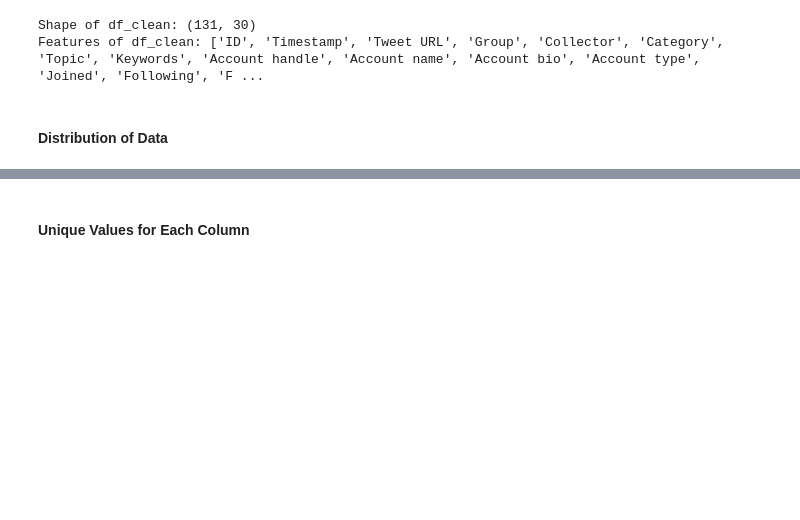
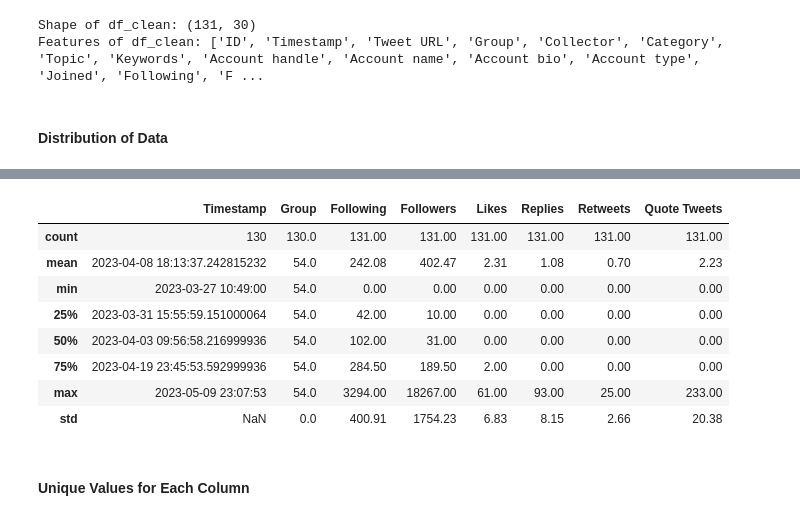
Before and after one commit to JulianFrancisDy/g54-same-sex-marriage, a Jupyter notebook: analysis/analysis.ipynb, the cells around one changed output, grey strips where cells are left out. Cells and saved outputs as stored; diff of their text form; code cells hidden in the pictures; blank space fills up the shorter version.

```diff
--- a/analysis/analysis.ipynb
+++ b/analysis/analysis.ipynb
@@ -120,3 +114,15 @@ df_clean.describe()
+# %%
+round(df_clean.describe(),2)
+# %% [output]
+|  | Timestamp | Group | Following | Followers | Likes | Replies | Retweets | Quote Tweets |
+| count | 130 | 130.0 | 131.00 | 131.00 | 131.00 | 131.00 | 131.00 | 131.00 |
+| mean | 2023-04-08 18:13:37.242815232 | 54.0 | 242.08 | 402.47 | 2.31 | 1.08 | 0.70 | 2.23 |
+| min | 2023-03-27 10:49:00 | 54.0 | 0.00 | 0.00 | 0.00 | 0.00 | 0.00 | 0.00 |
+| 25% | 2023-03-31 15:55:59.151000064 | 54.0 | 42.00 | 10.00 | 0.00 | 0.00 | 0.00 | 0.00 |
+| 50% | 2023-04-03 09:56:58.216999936 | 54.0 | 102.00 | 31.00 | 0.00 | 0.00 | 0.00 | 0.00 |
+| 75% | 2023-04-19 23:45:53.592999936 | 54.0 | 284.50 | 189.50 | 2.00 | 0.00 | 0.00 | 0.00 |
+| max | 2023-05-09 23:07:53 | 54.0 | 3294.00 | 18267.00 | 61.00 | 93.00 | 25.00 | 233.00 |
+| std | NaN | 0.0 | 400.91 | 1754.23 | 6.83 | 8.15 | 2.66 | 20.38 |
 # %% [markdown]
 #### Unique Values for Each Column
 # %%
```
Also changed, not shown: parts of 18 cells of this notebook, 1 other file.
